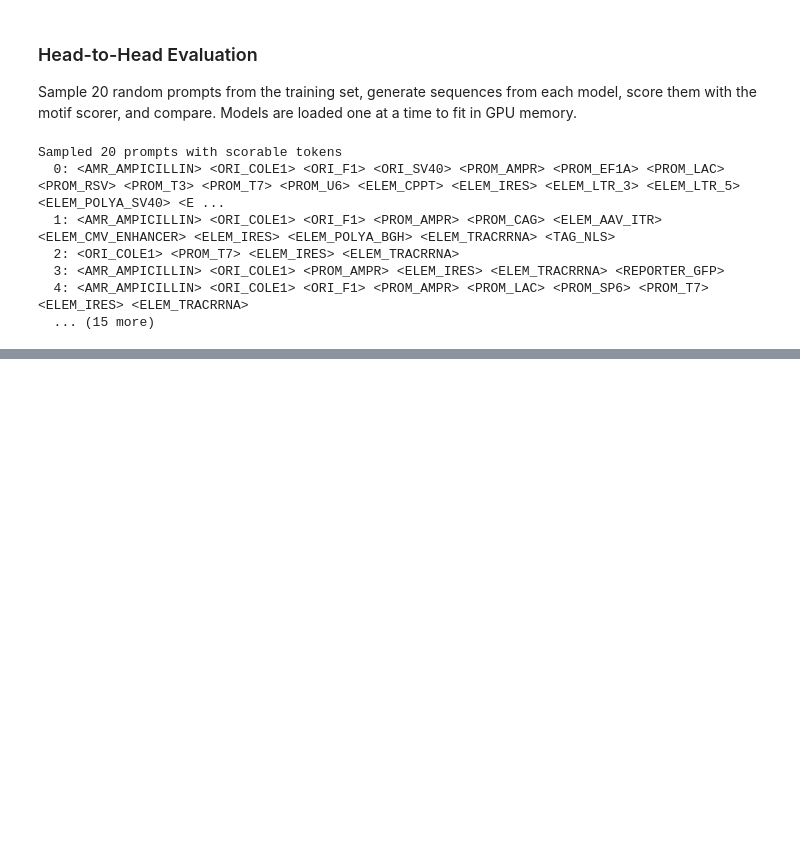
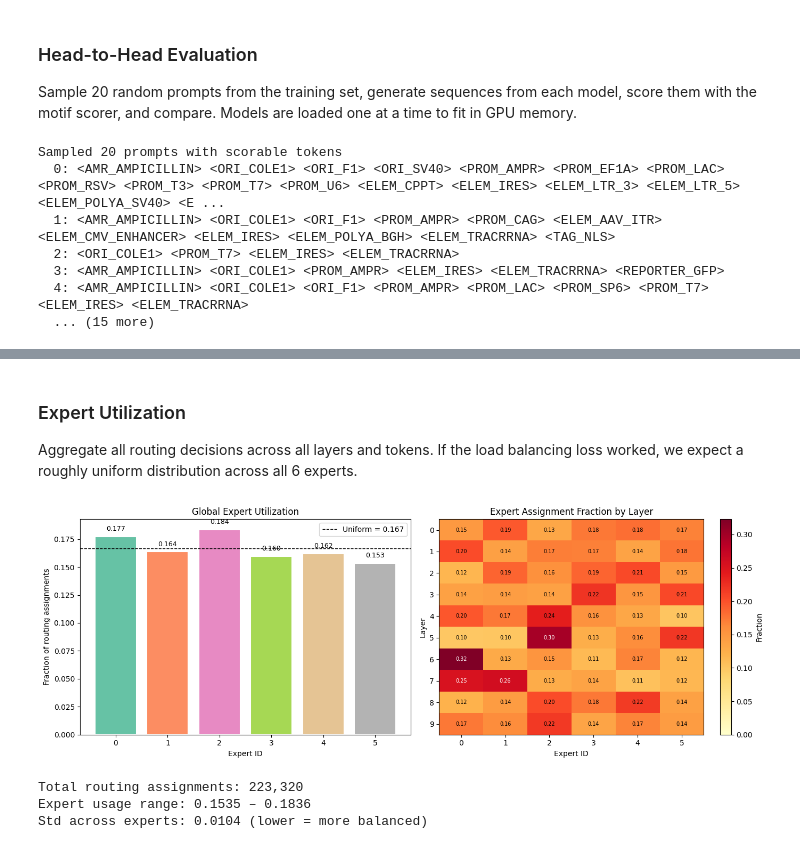
Before and after one commit to McClain-Thiel/PlasmidLLM, a Jupyter notebook: notebooks/pretrained_analysis.ipynb, the cells around one changed output, grey strips where cells are left out. Cells and saved outputs as stored; diff of their text form; code cells hidden in the pictures; blank space fills up the shorter version.

```diff
--- a/notebooks/pretrained_analysis.ipynb
+++ b/notebooks/pretrained_analysis.ipynb
@@ -1419,6 +1395,7 @@ models_to_eval = {
         "name": moe_kmer_model,
         "max_new_tokens": 2700,
         "batch_size": 0,
+        "compile": False,  # MoE dispatch has data-dependent shapes → compile causes graph breaks
     },
 }
 
@@ -1429,7 +1406,7 @@ for label, cfg in models_to_eval.items():
     print(f"Evaluating: {label} ({cfg['name']})")
     print(f"{'='*60}")
 
-    model, tokenizer = load_model(cfg["name"], compile_model=True)
+    model, tokenizer = load_model(cfg["name"], compile_model=cfg.get("compile", True))
 
     df = evaluate_prompts(
         model, tokenizer, eval_prompts, motifs,
@@ -1533,0 +1557,7 @@ print("composite      = best-of-3 composite score")
+# %%
+moe_model, moe_tokenizer = load_model(moe_kmer_model, compile_model=False)
+
+num_layers = moe_model.config.num_hidden_layers
+num_experts = moe_model.config.num_experts
+top_k = moe_model.config.num_experts_per_tok
+print(f"Layers: {num_layers}, Experts: {num_experts}, Top-k: {top_k}")
@@ -1533,0 +1627,64 @@ print("composite      = best-of-3 composite score")
+# %% [markdown]
+### Expert Utilization
+
+Aggregate all routing decisions across all layers and tokens. If the load balancing loss worked, we expect a roughly uniform distribution across all 6 experts.
+# %%
+expert_counts_per_layer = np.zeros((num_layers, num_experts))
+total_tokens_per_layer = np.zeros(num_layers)
+
+for entry in routing_log:
+    layer = entry["layer"]
+    top_idx = entry["top_indices"]  # (num_tokens, top_k)
+    for k in range(top_k):
+        for expert_id in top_idx[:, k].tolist():
+            expert_counts_per_layer[layer, expert_id] += 1
+    total_tokens_per_layer[layer] += top_idx.shape[0]
+
+expert_frac_per_layer = expert_counts_per_layer / (total_tokens_per_layer[:, None] * top_k + 1e-9)
+
+fig, axes = plt.subplots(1, 2, figsize=(14, 5))
+
+# --- Global expert usage ---
+global_counts = expert_counts_per_layer.sum(axis=0)
+global_frac = global_counts / global_counts.sum()
+bars = axes[0].bar(range(num_experts), global_frac, color=plt.cm.Set2(np.linspace(0, 1, num_experts)),
+                   edgecolor="white", linewidth=1.5)
+axes[0].axhline(1.0 / num_experts, color="black", linestyle="--", linewidth=1,
+                label=f"Uniform = {1/num_experts:.3f}")
+axes[0].set_xlabel("Expert ID")
+axes[0].set_ylabel("Fraction of routing assignments")
+axes[0].set_title("Global Expert Utilization")
+axes[0].set_xticks(range(num_experts))
+axes[0].legend()
+
+for bar, frac in zip(bars, global_frac):
+    axes[0].text(bar.get_x() + bar.get_width()/2, bar.get_height() + 0.005,
+                 f"{frac:.3f}", ha="center", fontsize=9)
+
+# --- Per-layer heatmap ---
+im = axes[1].imshow(expert_frac_per_layer, aspect="auto", cmap="YlOrRd",
+                    vmin=0, vmax=expert_frac_per_layer.max())
+axes[1].set_xlabel("Expert ID")
+axes[1].set_ylabel("Layer")
+axes[1].set_title("Expert Assignment Fraction by Layer")
+axes[1].set_xticks(range(num_experts))
+axes[1].set_yticks(range(num_layers))
+plt.colorbar(im, ax=axes[1], label="Fraction")
+
+for i in range(num_layers):
+    for j in range(num_experts):
+        axes[1].text(j, i, f"{expert_frac_per_layer[i, j]:.2f}",
+                     ha="center", va="center", fontsize=7,
+                     color="white" if expert_frac_per_layer[i, j] > 0.25 else "black")
+
+plt.tight_layout()
+plt.show()
+
+print(f"\nTotal routing assignments: {int(global_counts.sum()):,}")
+print(f"Expert usage range: {global_frac.min():.4f} – {global_frac.max():.4f}")
+print(f"Std across experts: {global_frac.std():.4f} (lower = more balanced)")
+# %% [output]
+[figure, added]
+Total routing assignments: 223,320
+Expert usage range: 0.1535 – 0.1836
+Std across experts: 0.0104 (lower = more balanced)
```
Also changed, not shown: parts of 21 cells of this notebook, 1 other file.
